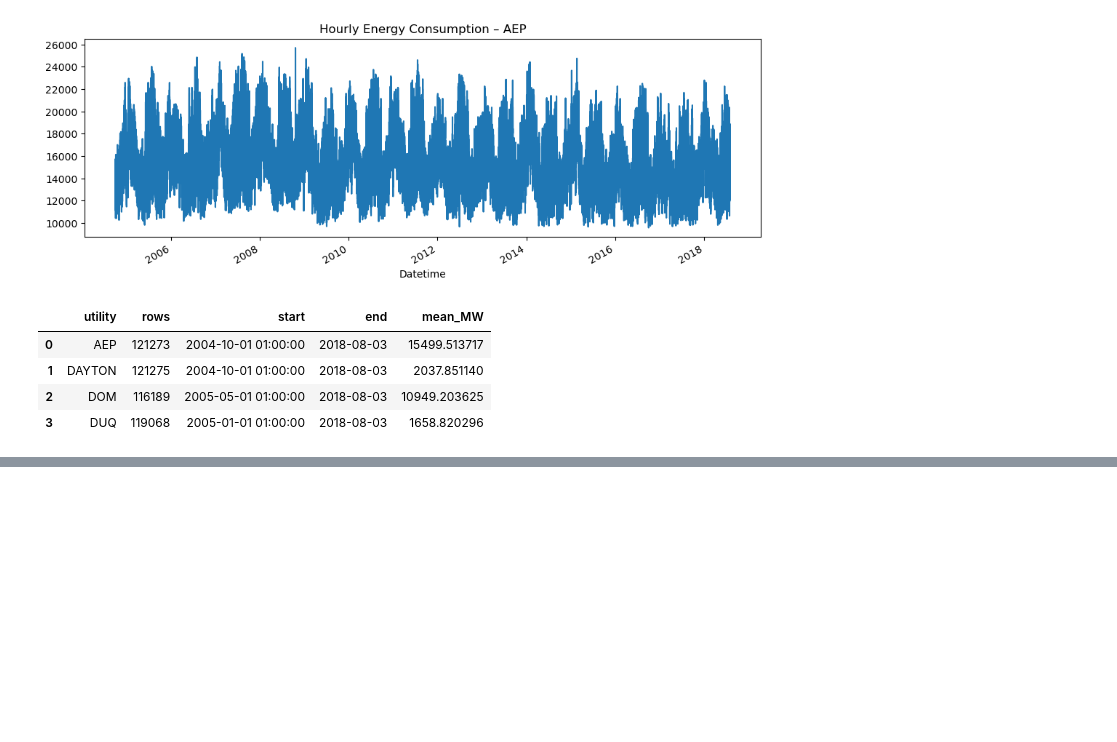
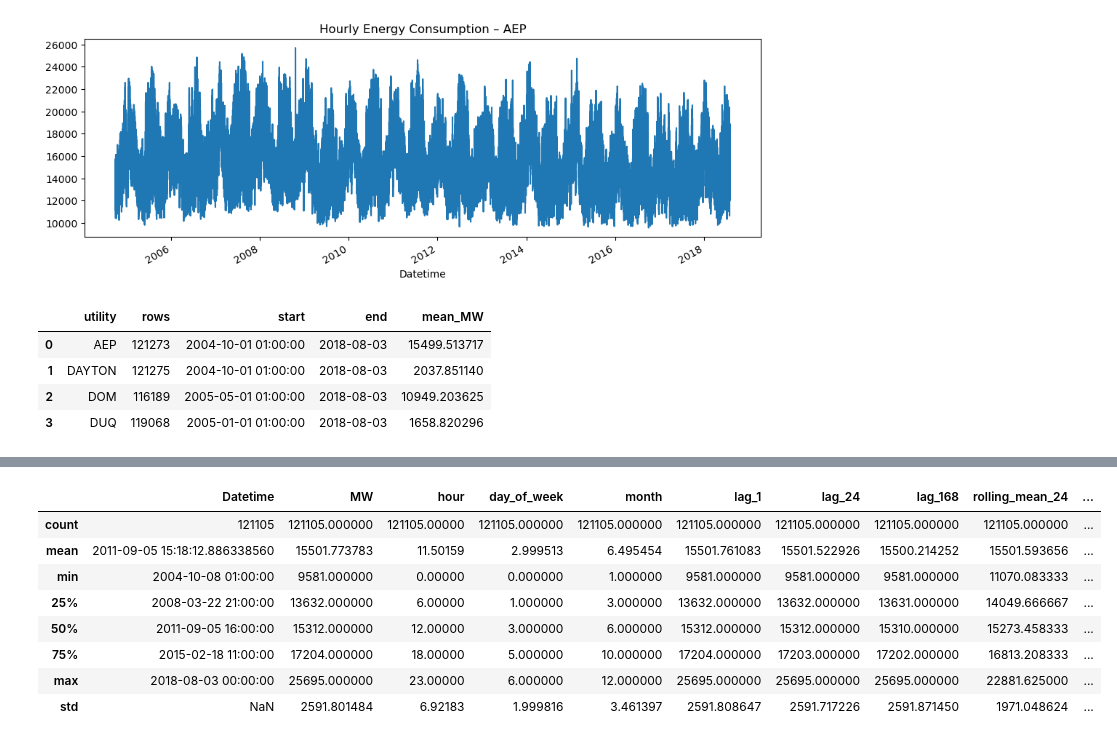
Before and after one commit to tejasaron/Code_ML, a Jupyter notebook: energy_consumption_forecasting/notebooks/eda_energy_consumption.ipynb, the cells around one changed output, grey strips where cells are left out. Cells and saved outputs as stored; diff of their text form; code cells hidden in the pictures; blank space fills up the shorter version.

```diff
--- a/energy_consumption_forecasting/notebooks/eda_energy_consumption.ipynb
+++ b/energy_consumption_forecasting/notebooks/eda_energy_consumption.ipynb
@@ -108,4 +113,8 @@ pd.DataFrame(summary)
 | 2 | DOM | 116189 | 2005-05-01 01:00:00 | 2018-08-03 | 10949.203625 |
 | 3 | DUQ | 119068 | 2005-01-01 01:00:00 | 2018-08-03 | 1658.820296 |
 # %%
-#EOF
+from src.features.build_features import build_features_for_utility
+
+df_aep = utility_data["AEP"]
+
+df_aep.columns
@@ -111,0 +123,3 @@ pd.DataFrame(summary)
+# %%
+
+features_aep = build_features_for_utility(df_aep)
@@ -111,0 +135,12 @@ pd.DataFrame(summary)
+# %%
+features_aep.describe()
+# %% [output]
+|  | Datetime | MW | hour | day_of_week | month | lag_1 | lag_24 | lag_168 | rolling_mean_24 | ... |
+| count | 121105 | 121105.000000 | 121105.00000 | 121105.000000 | 121105.000000 | 121105.000000 | 121105.000000 | 121105.000000 | 121105.000000 | ... |
+| mean | 2011-09-05 15:18:12.886338560 | 15501.773783 | 11.50159 | 2.999513 | 6.495454 | 15501.761083 | 15501.522926 | 15500.214252 | 15501.593656 | ... |
+| min | 2004-10-08 01:00:00 | 9581.000000 | 0.00000 | 0.000000 | 1.000000 | 9581.000000 | 9581.000000 | 9581.000000 | 11070.083333 | ... |
+| 25% | 2008-03-22 21:00:00 | 13632.000000 | 6.00000 | 1.000000 | 3.000000 | 13632.000000 | 13632.000000 | 13631.000000 | 14049.666667 | ... |
+| 50% | 2011-09-05 16:00:00 | 15312.000000 | 12.00000 | 3.000000 | 6.000000 | 15312.000000 | 15312.000000 | 15310.000000 | 15273.458333 | ... |
+| 75% | 2015-02-18 11:00:00 | 17204.000000 | 18.00000 | 5.000000 | 10.000000 | 17204.000000 | 17203.000000 | 17202.000000 | 16813.208333 | ... |
+| max | 2018-08-03 00:00:00 | 25695.000000 | 23.00000 | 6.000000 | 12.000000 | 25695.000000 | 25695.000000 | 25695.000000 | 22881.625000 | ... |
+| std | NaN | 2591.801484 | 6.92183 | 1.999816 | 3.461397 | 2591.808647 | 2591.717226 | 2591.871450 | 1971.048624 | ... |
```
Also changed, not shown: parts of 10 cells of this notebook, 7 other files.
